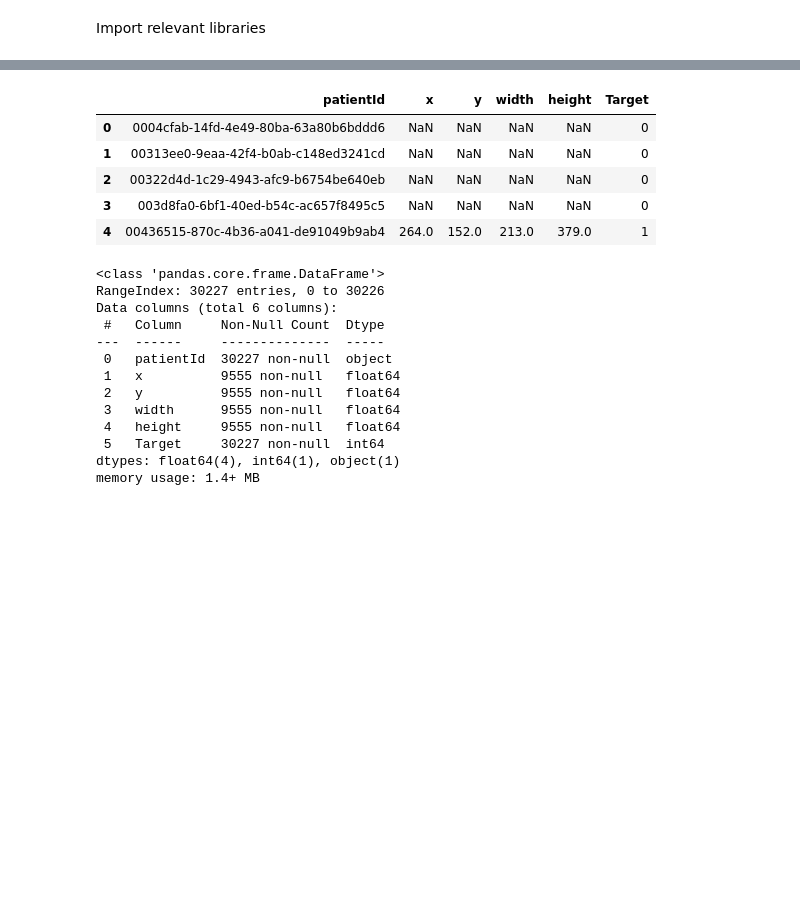
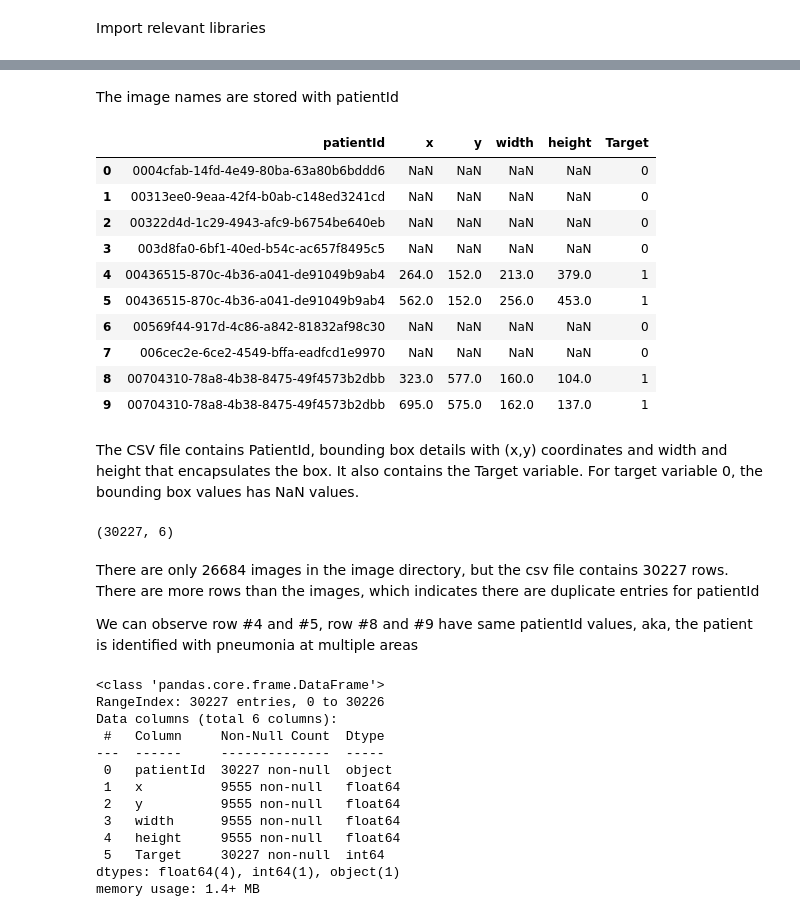
Before and after one commit to bathibabud/Capstone_Project_RSNA_Pneumonia_detection, a Jupyter notebook: object-detection-rsna-pneumonia.ipynb, the cells around one changed output, grey strips where cells are left out. Drawn from its saved outputs; the diff is of its cells as text; code cells hidden in the pictures; blank space fills up the shorter version.

Commit message:
Update object-detection-rsna-pneumonia.ipynb
Updated more EDA

```diff
--- a/object-detection-rsna-pneumonia.ipynb
+++ b/object-detection-rsna-pneumonia.ipynb
@@ -69,13 +57,30 @@ def load_dataset(path, df1):
+# %% [markdown]
+The image names are stored with patientId
 # %%
 image_target=pd.read_csv(trainLabels)
-image_target.head()
+image_target.head(10)
 # %% [output]
 |  | patientId | x | y | width | height | Target |
 | 0 | 0004cfab-14fd-4e49-80ba-63a80b6bddd6 | NaN | NaN | NaN | NaN | 0 |
 | 1 | 00313ee0-9eaa-42f4-b0ab-c148ed3241cd | NaN | NaN | NaN | NaN | 0 |
 | 2 | 00322d4d-1c29-4943-afc9-b6754be640eb | NaN | NaN | NaN | NaN | 0 |
 | 3 | 003d8fa0-6bf1-40ed-b54c-ac657f8495c5 | NaN | NaN | NaN | NaN | 0 |
 | 4 | 00436515-870c-4b36-a041-de91049b9ab4 | 264.0 | 152.0 | 213.0 | 379.0 | 1 |
+| 5 | 00436515-870c-4b36-a041-de91049b9ab4 | 562.0 | 152.0 | 256.0 | 453.0 | 1 |
+| 6 | 00569f44-917d-4c86-a842-81832af98c30 | NaN | NaN | NaN | NaN | 0 |
+| 7 | 006cec2e-6ce2-4549-bffa-eadfcd1e9970 | NaN | NaN | NaN | NaN | 0 |
+| 8 | 00704310-78a8-4b38-8475-49f4573b2dbb | 323.0 | 577.0 | 160.0 | 104.0 | 1 |
+| 9 | 00704310-78a8-4b38-8475-49f4573b2dbb | 695.0 | 575.0 | 162.0 | 137.0 | 1 |
+# %% [markdown]
+The CSV file contains PatientId, bounding box details with (x,y) coordinates and width and height that encapsulates the box. It also contains the Target variable. For target variable 0, the bounding box values has NaN values.
+# %%
+print(image_target.shape)
+# %% [output]
+(30227, 6)
+# %% [markdown]
+There are only 26684 images in the image directory, but the csv file contains 30227 rows. There are more rows than the images, which indicates there are duplicate entries for patientId
+
+We can observe row #4 and #5, row #8 and #9 have same patientId values, aka, the patient is identified with pneumonia at multiple areas
 # %%
 image_target.info()
 # %% [output]
```
Also changed, not shown: parts of 31 cells of this notebook.
